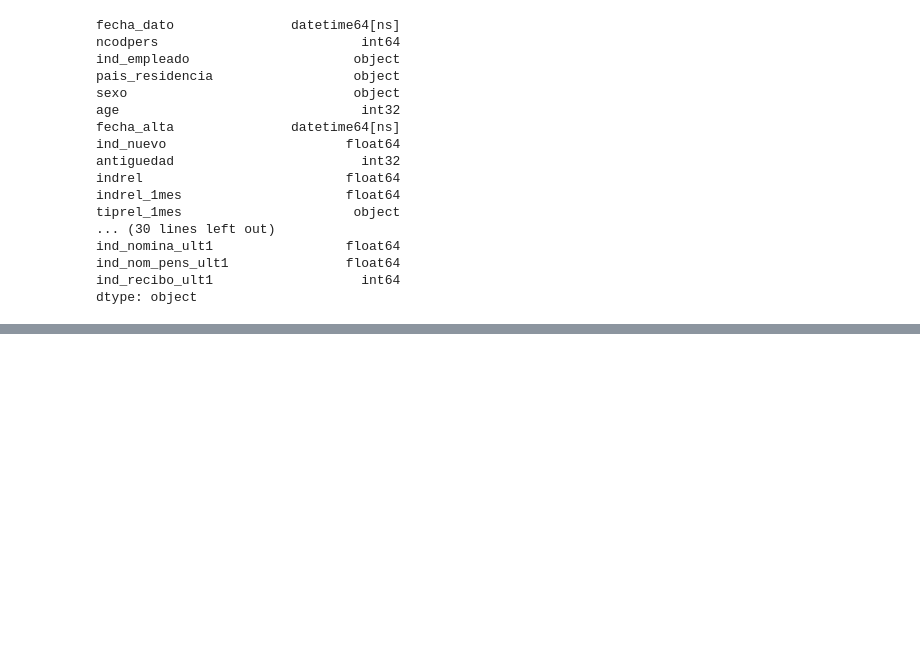
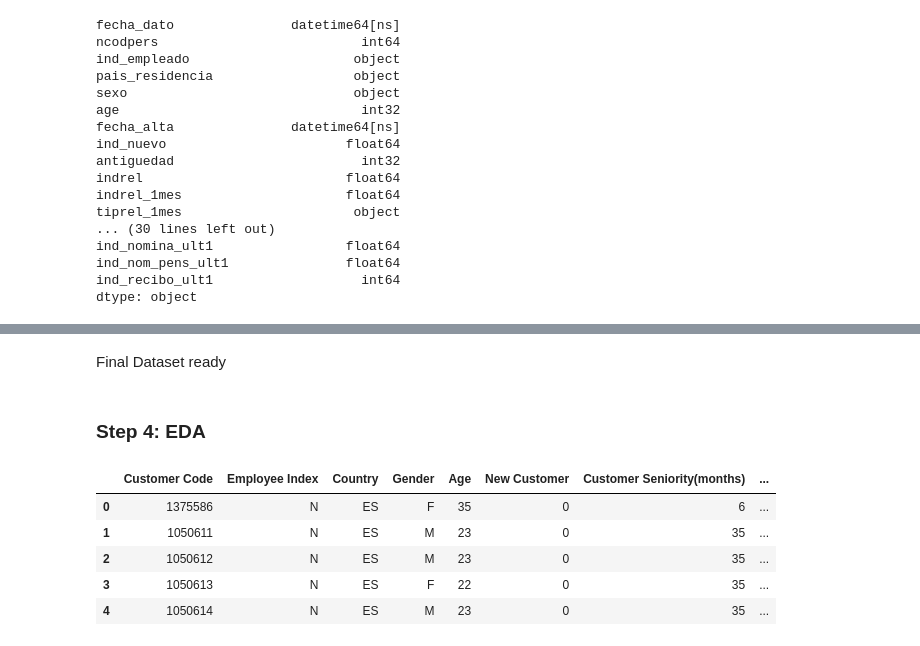
Before and after one commit to uthej12/Customer_Segmentation, a Jupyter notebook: Worksheet.ipynb, the cells around one changed output, grey strips where cells are left out. Cells and saved outputs as stored; diff of their text form; code cells hidden in the pictures; blank space fills up the shorter version.

```diff
--- a/Worksheet.ipynb
+++ b/Worksheet.ipynb
@@ -261,0 +242,13 @@ df[df['antiguedad']<0] # remove these rows
+# %% [markdown]
+Final Dataset ready
+# %% [markdown]
+### Step 4: EDA
+# %%
+final_df.head()
+# %% [output]
+|  | Customer Code | Employee Index | Country | Gender | Age | New Customer | Customer Seniority(months) | ... |
+| 0 | 1375586 | N | ES | F | 35 | 0 | 6 | ... |
+| 1 | 1050611 | N | ES | M | 23 | 0 | 35 | ... |
+| 2 | 1050612 | N | ES | M | 23 | 0 | 35 | ... |
+| 3 | 1050613 | N | ES | F | 22 | 0 | 35 | ... |
+| 4 | 1050614 | N | ES | M | 23 | 0 | 35 | ... |
```
Also changed, not shown: parts of 13 cells of this notebook, 1 other file.
